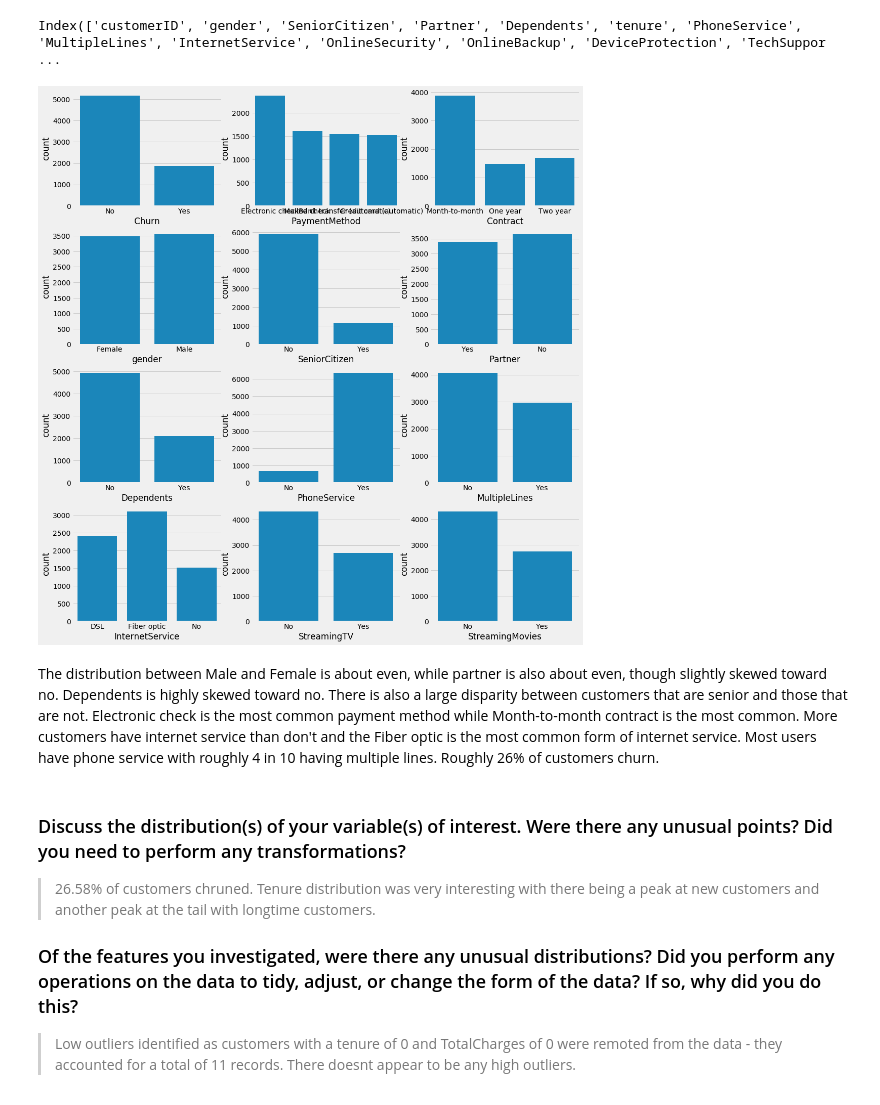
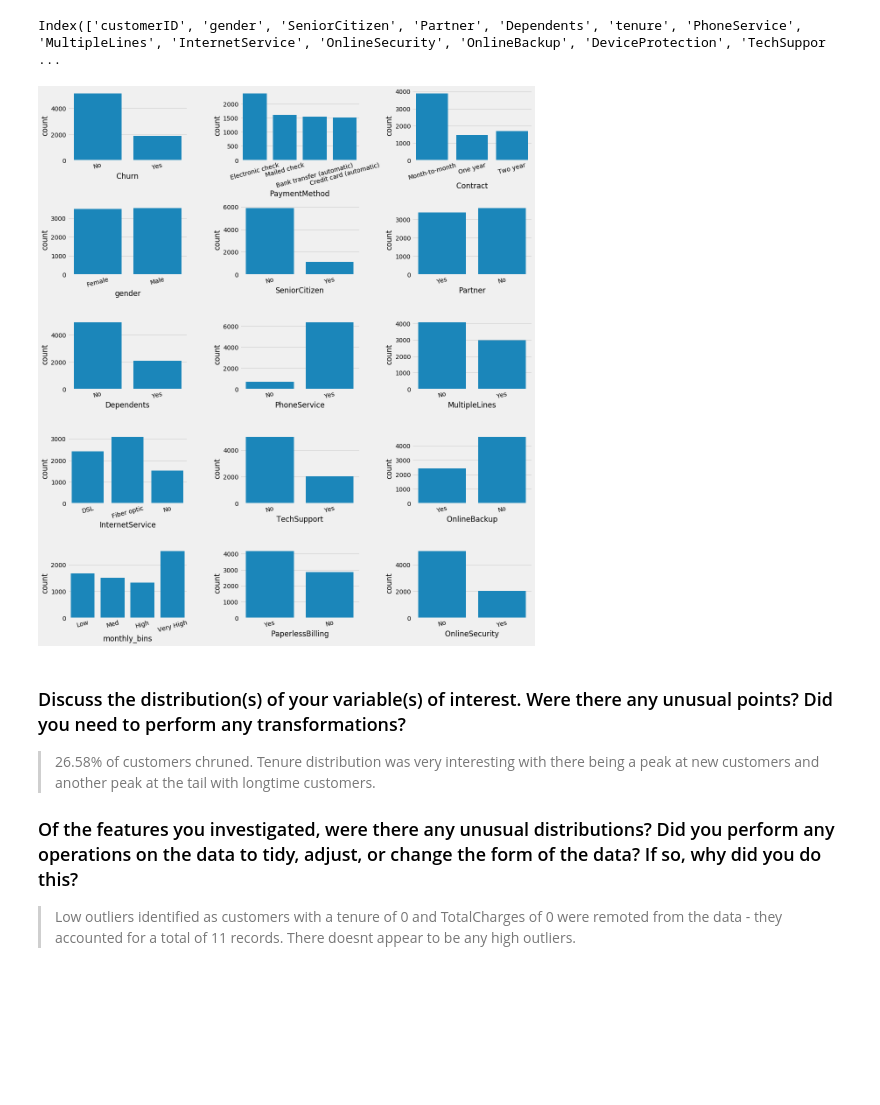
Before and after one commit to ashannon828/communicating_data_findings, a Jupyter notebook: exploration_template.ipynb, the cells around one changed output. Cells and saved outputs as stored; diff of their text form; code cells hidden in the pictures; blank space fills up the shorter version.

```diff
--- a/exploration_template.ipynb
+++ b/exploration_template.ipynb
@@ -238,30 +269,23 @@ plt.title('Tenure Distribution');
 df.columns
 # %% [output]
 Index(['customerID', 'gender', 'SeniorCitizen', 'Partner', 'Dependents', 'tenure', 'PhoneService', 'MultipleLines', 'InternetService', 'OnlineSecurity', 'OnlineBackup', 'DeviceProtection', 'TechSuppor ...
-# %%
-color = sns.color_palette()[0]
-
-fig, ax = plt.subplots(nrows=4, ncols=3, figsize = [16,18])
-
-sns.countplot(data=df, x='Churn', color=color, ax=ax[0,0])
-sns.countplot(data=df, x='PaymentMethod', color=color, ax=ax[0,1])
-sns.countplot(data=df, x='Contract', color=color, ax=ax[0,2])
-
-sns.countplot(data=df, x='gender', color=color, ax=ax[1,0])
-sns.countplot(data=df, x='SeniorCitizen', color=color, ax=ax[1,1])
-sns.countplot(data=df, x='Partner', color=color, ax=ax[1,2])
-
-sns.countplot(data=df, x='Dependents', color=color, ax=ax[2,0])
-sns.countplot(data=df, x='PhoneService', color=color, ax=ax[2,1])
-sns.countplot(data=df, x='MultipleLines', color=color, ax=ax[2,2])
-
-sns.countplot(data=df, x='InternetService', color=color, ax=ax[3,0])
-sns.countplot(data=df, x='StreamingTV', color=color, ax=ax[3,1])
-sns.countplot(data=df, x='StreamingMovies', color=color, ax=ax[3,2]);
-# %% [output]
-[figure, removed]
-# %% [markdown]
-The distribution between Male and Female is about even, while partner is also about even, though slightly skewed toward no.  Dependents is highly skewed toward no.  There is also a large disparity between customers that are senior and those that are not.  Electronic check is the most common payment method while Month-to-month contract is the most common.  More customers have internet service than don't and the Fiber optic is the most common form of internet service.  Most users have phone service with roughly 4 in 10 having multiple lines.  Roughly 26% of customers churn.
+# %%
+color = sns.color_palette()[0]
+
+cols = ['Churn', 'PaymentMethod', 'Contract', 'gender', 'SeniorCitizen', 'Partner',
+        'Dependents', 'PhoneService', 'MultipleLines', 'InternetService', 'TechSupport',
+        'OnlineBackup', 'monthly_bins', 'PaperlessBilling', 'OnlineSecurity']
+
+fig, ax = plt.subplots(nrows=5, ncols=3, figsize = [16,18])
+
+for ax, col in zip(ax.flatten(), df[cols]):
+    sns.countplot(data=df, x=col, color=color, ax=ax)
+    plt.sca(ax)
+    plt.xticks(rotation=15)
+
+plt.tight_layout();
+# %% [output]
+[figure, added]
 # %% [markdown]
 ### Discuss the distribution(s) of your variable(s) of interest. Were there any unusual points? Did you need to perform any transformations?
 
```
Also changed, not shown: parts of 17 cells of this notebook.
